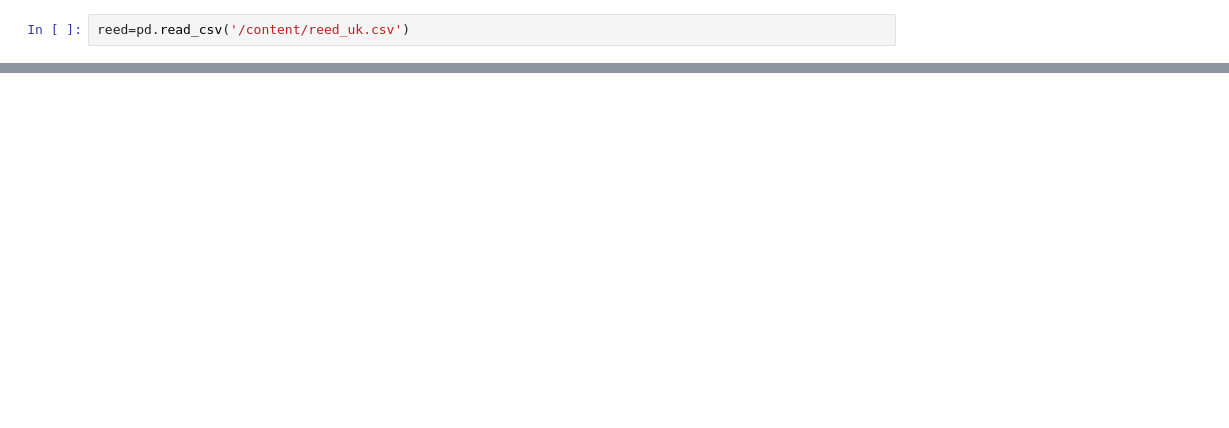
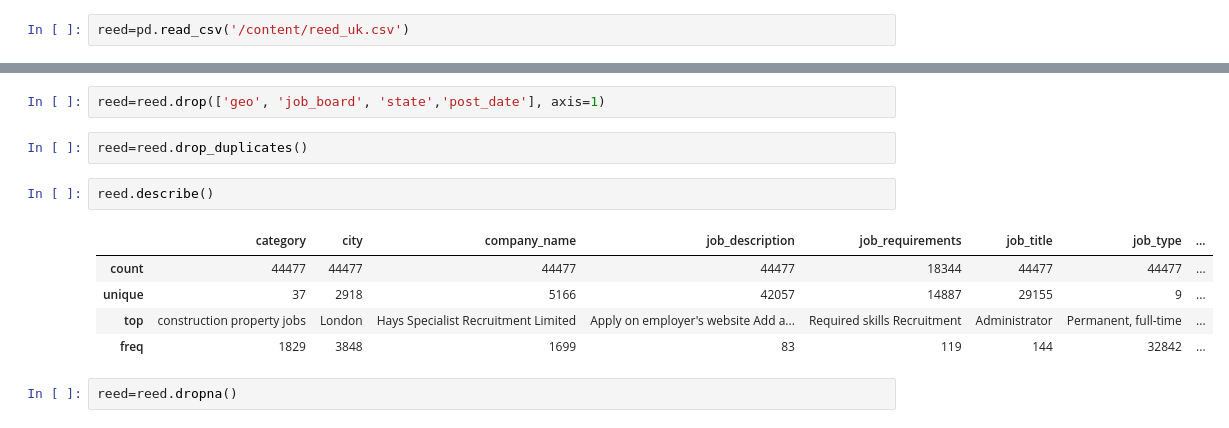
Before and after one commit to gcubillos7/technical-test-torre, a Jupyter notebook: TechnicalTest.ipynb, the cells around one changed output, grey strips where cells are left out. Cells and saved outputs as stored; diff of their text form; blank space fills up the shorter version.

```diff
--- a/TechnicalTest.ipynb
+++ b/TechnicalTest.ipynb
@@ -22,0 +48,14 @@ reed.head(5)
+# %%
+reed=reed.drop(['geo', 'job_board', 'state','post_date'], axis=1)
+# %%
+reed=reed.drop_duplicates()
+# %%
+reed.describe()
+# %% [output]
+|  | category | city | company_name | job_description | job_requirements | job_title | job_type | ... |
+| count | 44477 | 44477 | 44477 | 44477 | 18344 | 44477 | 44477 | ... |
+| unique | 37 | 2918 | 5166 | 42057 | 14887 | 29155 | 9 | ... |
+| top | construction property jobs | London | Hays Specialist Recruitment Limited | Apply on employer's website Add a... | Required skills Recruitment | Administrator | Permanent, full-time | ... |
+| freq | 1829 | 3848 | 1699 | 83 | 119 | 144 | 32842 | ... |
+# %%
+reed=reed.dropna()
```
Also changed, not shown: parts of 19 cells of this notebook.
